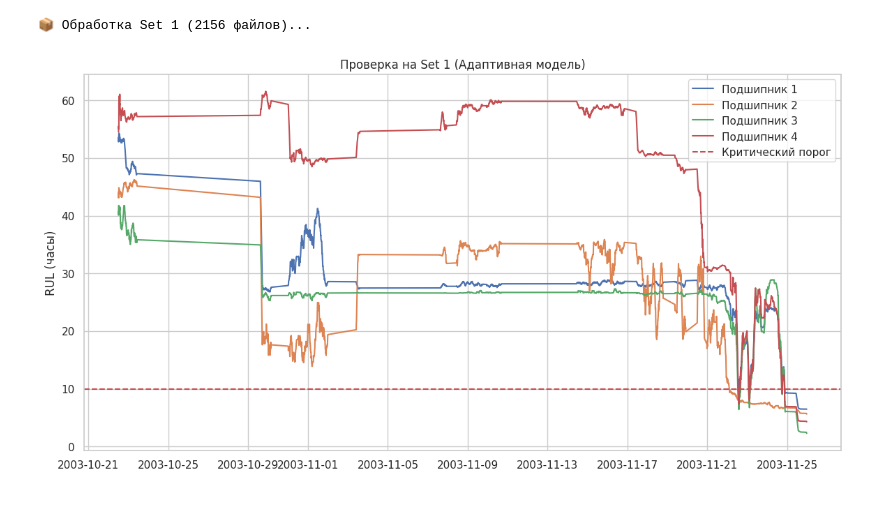
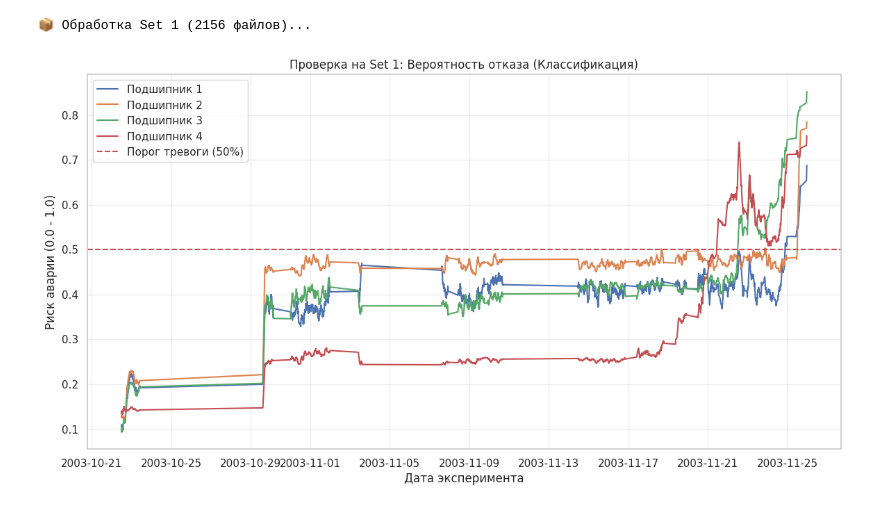
Before and after one commit to czeberyak/industrial-health-index-pdm, a Jupyter notebook: notebooks/BearingHealth Predictor.ipynb, the cells around one changed output. Cells and saved outputs as stored; diff of their text form; code cells hidden in the pictures.

Commit message:
переосмыслил. регрессия -> классификация

```diff
--- a/notebooks/BearingHealth Predictor.ipynb
+++ b/notebooks/BearingHealth Predictor.ipynb
@@ -555,63 +904,57 @@ df_test1 = extract_set1_features(test_dir)
 # %% [output]
 📦 Обработка Set 1 (2156 файлов)...
 # %%
-def plot_set1_predictions_fixed(df_features, model, scaler):
+def plot_set1_predictions_final(df_features, pipeline):
     plt.figure(figsize=(14, 7))
 
-    # 1. Узнаем, чего ждут scaler и model
-    scaler_cols = list(getattr(scaler, 'feature_names_in_', []))
-    model_n_feats = getattr(model, 'n_features_in_', 52)
+    # Извлекаем названия признаков, на которых обучился пайплайн
+    # Берем их у импутера, так как он первый в цепочке
+    try:
+        pipeline_cols = list(pipeline.named_steps['imputer'].feature_names_in_)
+    except:
+        # Если не нашли, попробуем взять у скалера
+        pipeline_cols = list(pipeline.named_steps['scaler'].feature_names_in_)
 
-    if not scaler_cols:
-        raise ValueError("scaler не содержит feature_names_in_. Проверьте, был ли он fit'нут на DataFrame.")
-
-    for target_b_idx in range(1, 5): # Цикл по 4 подшипникам Set 1
+    for target_b_idx in range(1, 5):
         X_eval = pd.DataFrame(index=df_features.index)
 
-        for col in scaler_cols:
-            # Безопасно извлекаем имя признака и номер соседа
+        for col in pipeline_cols:
             if col.startswith('failed_b_'):
-                feat = col[9:] # 'failed_b_' имеет длину 9
+                feat = col[9:]
                 source_col = f'b{target_b_idx}_{feat}'
-
             elif col.startswith('healthy_b'):
-                temp = col[9:] # 'healthy_b' имеет длину 9
+                temp = col[9:]
                 neighbor_num = int(temp[0])
-                feat = temp[1:]
-                if feat.startswith('_'): feat = feat[1:]
-
-                # Если сосед совпадает с исследуемым подшипником, берём следующего (циклически 1..4)
+                feat = temp[1:].lstrip('_')
+                # Циклическая замена соседа, если он совпал с целевым
                 actual_neighbor = (neighbor_num % 4) + 1 if neighbor_num == target_b_idx else neighbor_num
                 source_col = f'b{actual_neighbor}_{feat}'
             else:
                 continue
 
-            # Если колонки нет в данных, подставляем 0 (чтобы не ломать scaler)
             X_eval[col] = df_features.get(source_col, 0.0)
 
-        # 2. Приводим порядок колонок к тому, что ожидает scaler
-        X_eval = X_eval[scaler_cols]
+        # Приводим порядок колонок
+        X_eval = X_eval[pipeline_cols]
 
-        # 3. Масштабируем
-        X_scaled = scaler.transform(X_eval)
+        # Получаем вероятности КРИТИЧЕСКОГО класса (индекс 2)
+        # Это даст нам плавную кривую износа от 0 до 1
+        probs = pipeline.predict_proba(X_eval)[:, 2]
 
-        # 4. Если model ожидает меньше признаков, чем выдал scaler, аккуратно обрезаем
-        if X_scaled.shape[1] > model_n_feats:
-            X_scaled = X_scaled[:, :model_n_feats]
+        # Сглаживаем для красоты графика
+        probs_smoothed = pd.Series(probs).rolling(window=15, min_periods=1).mean()
 
-        preds = model.predict(X_scaled)
-        preds_smoothed = pd.Series(preds).rolling(window=15, min_periods=1).mean()
+        plt.plot(df_features['timestamp'], probs_smoothed, label=f'Подшипник {target_b_idx}')
 
-        plt.plot(df_features['timestamp'], preds_smoothed, label=f'Подшипник {target_b_idx}')
-
-    plt.axhline(y=10, color='r', linestyle='--', label='Критический порог')
-    plt.title('Проверка на Set 1 (Адаптивная модель)')
-    plt.ylabel('RUL (часы)')
+    plt.axhline(y=0.5, color='r', linestyle='--', label='Порог тревоги (50%)')
+    plt.title('Проверка на Set 1: Вероятность отказа (Классификация)')
+    plt.ylabel('Риск аварии (0.0 - 1.0)')
+    plt.xlabel('Дата эксперимента')
     plt.legend()
-    plt.grid(True)
+    plt.grid(True, alpha=0.3)
     plt.show()
 
-# Запуск
-plot_set1_predictions_fixed(df_test1, model, scaler)
+# Запуск (передаем только df_test1 и наш ПАЙПЛАЙН)
+plot_set1_predictions_final(df_test1, clf_pipeline)
 # %% [output]
-[figure, old version]
+[figure, new version]
```
Also changed, not shown: parts of 18 cells of this notebook, 3 other files.
